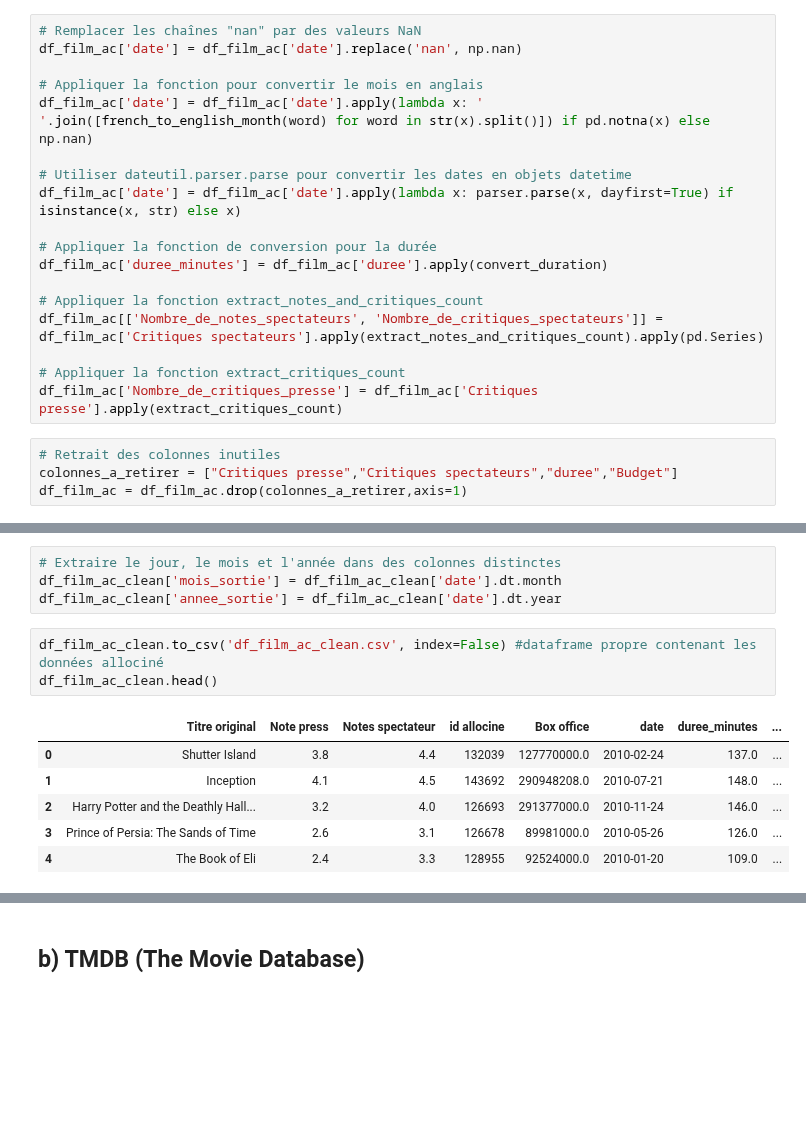
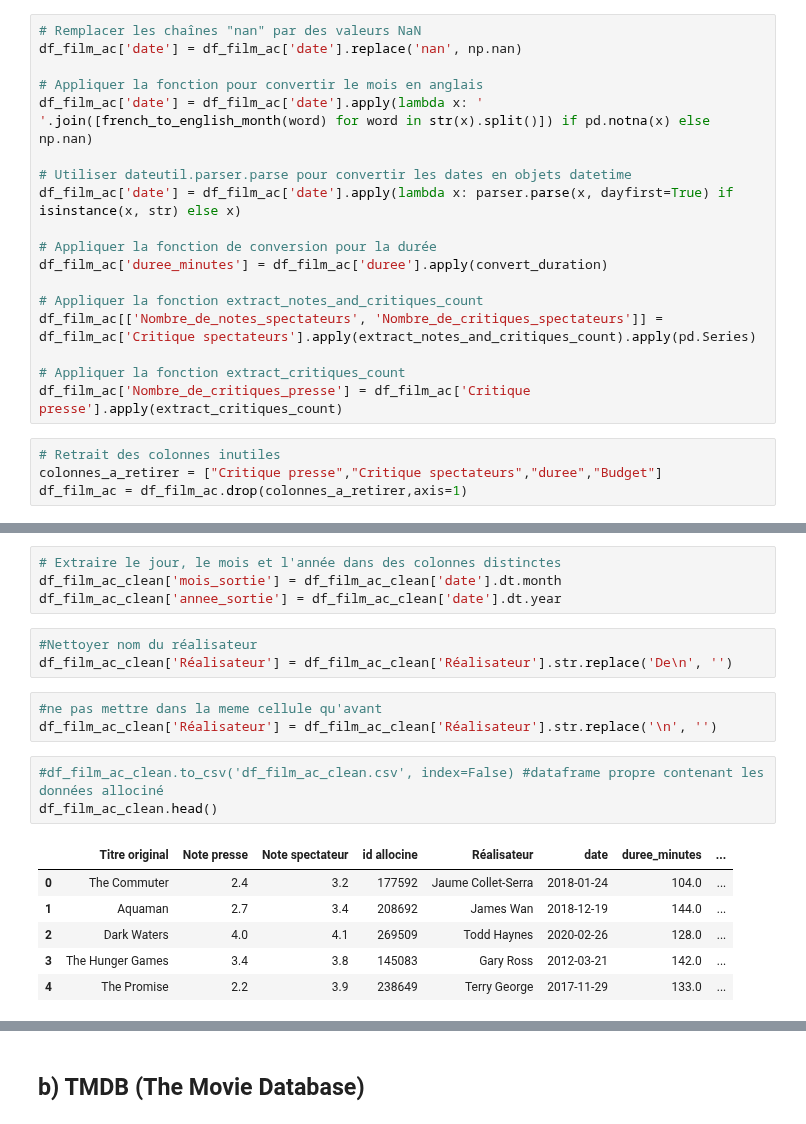
Before and after one commit to mass2330/python_ds_film, a Jupyter notebook: notebook_final.ipynb, the cells around one changed output, grey strips where cells are left out. Cells and saved outputs as stored; diff of their text form; blank space fills up the shorter version.

Commit message:
suite rédaction (arrêt au niveau critiques allocine)

```diff
--- a/notebook_final.ipynb
+++ b/notebook_final.ipynb
@@ -328,13 +342,13 @@ df_film_ac['date'] = df_film_ac['date'].apply(lambda x: parser.parse(x, dayfirst
 df_film_ac['duree_minutes'] = df_film_ac['duree'].apply(convert_duration)
 
 # Appliquer la fonction extract_notes_and_critiques_count
-df_film_ac[['Nombre_de_notes_spectateurs', 'Nombre_de_critiques_spectateurs']] = df_film_ac['Critiques spectateurs'].apply(extract_notes_and_critiques_count).apply(pd.Series)
+df_film_ac[['Nombre_de_notes_spectateurs', 'Nombre_de_critiques_spectateurs']] = df_film_ac['Critique spectateurs'].apply(extract_notes_and_critiques_count).apply(pd.Series)
 
 # Appliquer la fonction extract_critiques_count
-df_film_ac['Nombre_de_critiques_presse'] = df_film_ac['Critiques presse'].apply(extract_critiques_count)
+df_film_ac['Nombre_de_critiques_presse'] = df_film_ac['Critique presse'].apply(extract_critiques_count)
 # %%
 # Retrait des colonnes inutiles
-colonnes_a_retirer = ["Critiques presse","Critiques spectateurs","duree","Budget"]
+colonnes_a_retirer = ["Critique presse","Critique spectateurs","duree","Budget"]
 df_film_ac = df_film_ac.drop(colonnes_a_retirer,axis=1)
 # %%
 # Retrait de tous les films sans critique spectateurs
@@ -346,16 +360,22 @@ df_film_ac_clean = df_film_ac_clean[df_film_ac_clean['Nombre_de_critiques_specta
 # Extraire le jour, le mois et l'année dans des colonnes distinctes
 df_film_ac_clean['mois_sortie'] = df_film_ac_clean['date'].dt.month
 df_film_ac_clean['annee_sortie'] = df_film_ac_clean['date'].dt.year
+# %%
+#Nettoyer nom du réalisateur
+df_film_ac_clean['Réalisateur'] = df_film_ac_clean['Réalisateur'].str.replace('De\n', '')
+# %%
+#ne pas mettre dans la meme cellule qu'avant
+df_film_ac_clean['Réalisateur'] = df_film_ac_clean['Réalisateur'].str.replace('\n', '')
 # %%
-df_film_ac_clean.to_csv('df_film_ac_clean.csv', index=False) #dataframe propre contenant les données allociné
+#df_film_ac_clean.to_csv('df_film_ac_clean.csv', index=False) #dataframe propre contenant les données allociné
 df_film_ac_clean.head()
 # %% [output]
-|  | Titre original | Note press | Notes spectateur | id allocine | Box office | date | duree_minutes | ... |
-| 0 | Shutter Island | 3.8 | 4.4 | 132039 | 127770000.0 | 2010-02-24 | 137.0 | ... |
-| 1 | Inception | 4.1 | 4.5 | 143692 | 290948208.0 | 2010-07-21 | 148.0 | ... |
-| 2 | Harry Potter and the Deathly Hall... | 3.2 | 4.0 | 126693 | 291377000.0 | 2010-11-24 | 146.0 | ... |
-| 3 | Prince of Persia: The Sands of Time | 2.6 | 3.1 | 126678 | 89981000.0 | 2010-05-26 | 126.0 | ... |
-| 4 | The Book of Eli | 2.4 | 3.3 | 128955 | 92524000.0 | 2010-01-20 | 109.0 | ... |
+|  | Titre original | Note presse | Note spectateur | id allocine | Réalisateur | date | duree_minutes | ... |
+| 0 | The Commuter | 2.4 | 3.2 | 177592 | Jaume Collet-Serra | 2018-01-24 | 104.0 | ... |
+| 1 | Aquaman | 2.7 | 3.4 | 208692 | James Wan | 2018-12-19 | 144.0 | ... |
+| 2 | Dark Waters | 4.0 | 4.1 | 269509 | Todd Haynes | 2020-02-26 | 128.0 | ... |
+| 3 | The Hunger Games | 3.4 | 3.8 | 145083 | Gary Ross | 2012-03-21 | 142.0 | ... |
+| 4 | The Promise | 2.2 | 3.9 | 238649 | Terry George | 2017-11-29 | 133.0 | ... |
 # %%
 print("On passe donc de",len(df_film_ac),"films à", len(df_film_ac_clean), "films")
 # %% [output]
```
Also changed, not shown: parts of 71 cells of this notebook.
